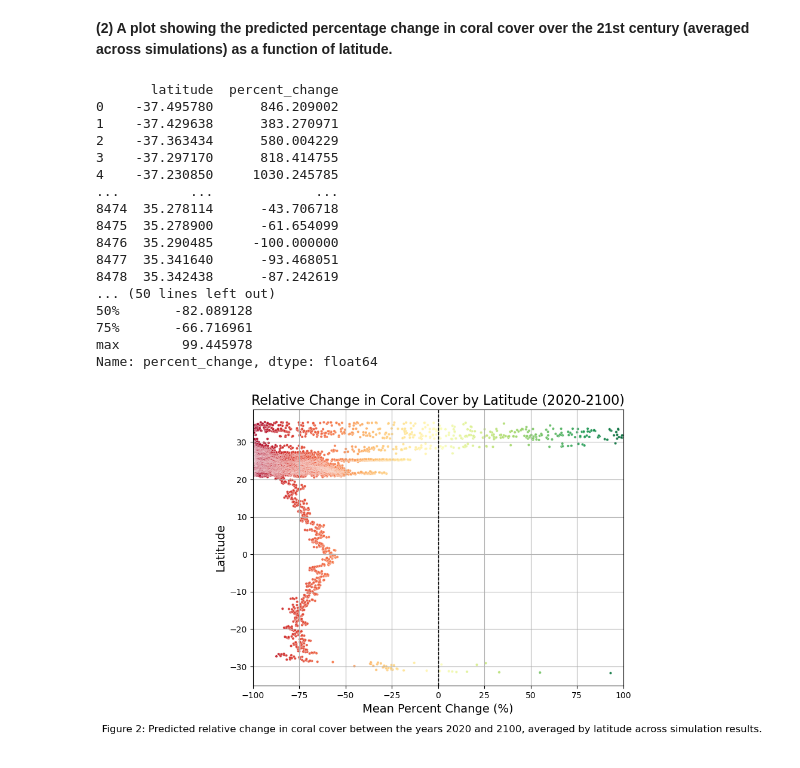
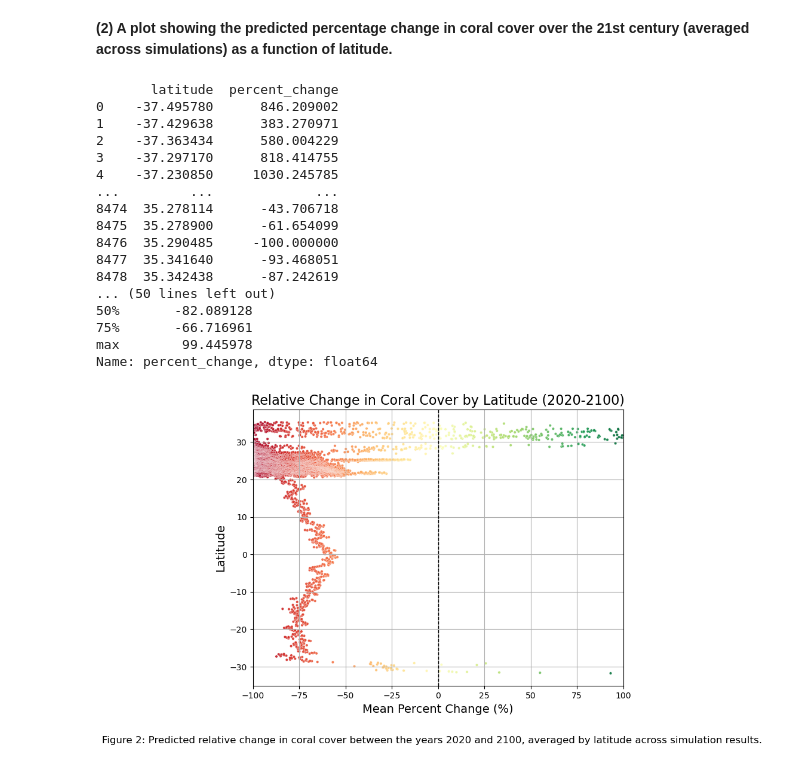
Before and after one commit to maluhiakinimaka/mbio691l-kinimaka, a Jupyter notebook: mbio691l_project_kinimaka.ipynb, the cells around one changed output. Drawn from its saved outputs; the diff is of its cells as text; code cells hidden in the pictures.

```diff
--- a/mbio691l_project_kinimaka.ipynb
+++ b/mbio691l_project_kinimaka.ipynb
@@ -216,32 +216,32 @@ plt.xlabel('Mean Percent Change (%)', fontsize=14)
 plt.grid(True)
 plt.xlim(-100, 100)
 plt.grid(True)
 
 # add caption
-plt.figtext(0.5, 0.0, 'Figure 2: Predicted relative change in coral cover between the years 2020 and 2100, averaged by latitude across simulation results.',
+plt.figtext(0.5, -0.03, 'Figure 2: Predicted relative change in coral cover between the years 2020 and 2100, averaged by latitude across simulation results.',
                 ha='center', va='top', fontsize=12)
 
 # export as vector file
 plt.savefig('percent_change_CC_lat.svg', format='svg', bbox_inches='tight')
 
 # plot
 plt.show()
 # %% [output]
        latitude  percent_change
 0    -37.495780      846.209002
 1    -37.429638      383.270971
 2    -37.363434      580.004229
 3    -37.297170      818.414755
 4    -37.230850     1030.245785
 ...         ...             ...
 8474  35.278114      -43.706718
 8475  35.278900      -61.654099
 8476  35.290485     -100.000000
 8477  35.341640      -93.468051
 8478  35.342438      -87.242619
 ... (50 lines left out)
 50%       -82.089128
 75%       -66.716961
 max        99.445978
 Name: percent_change, dtype: float64
-[figure, old version]
+[figure, new version]
```
Also changed, not shown: 1 other file.
